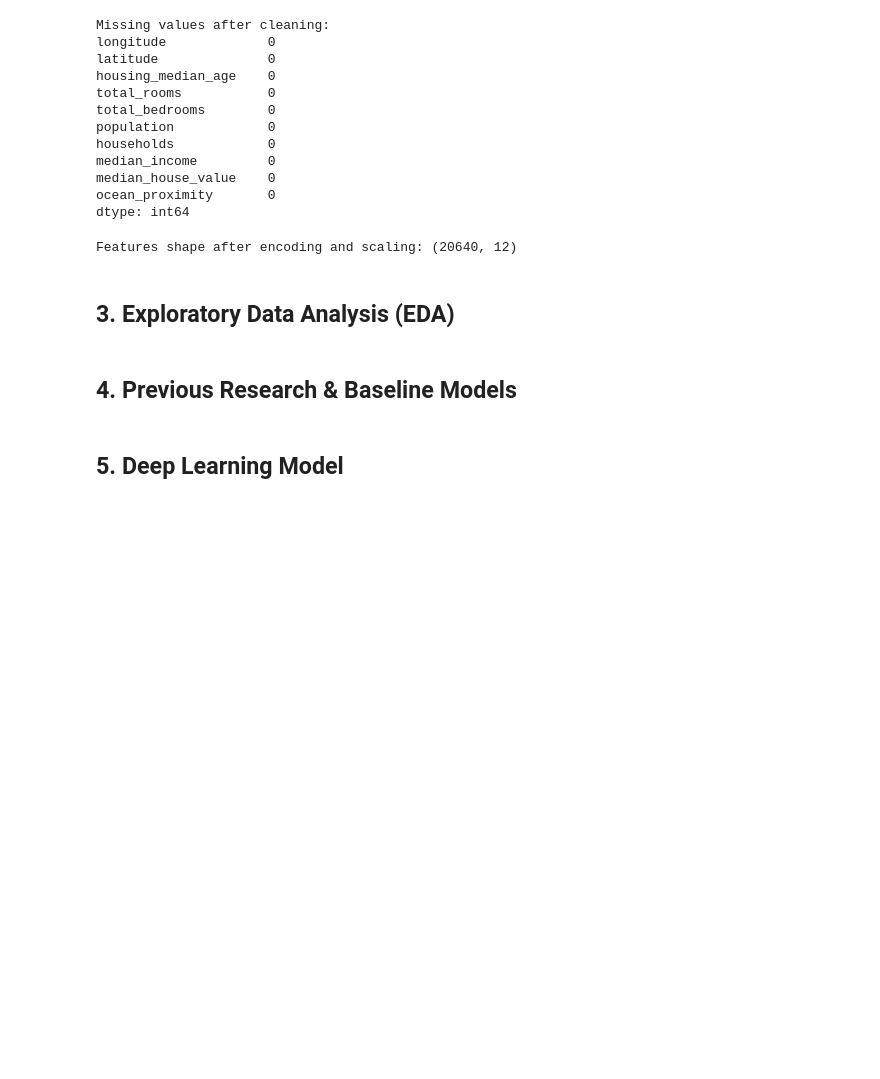
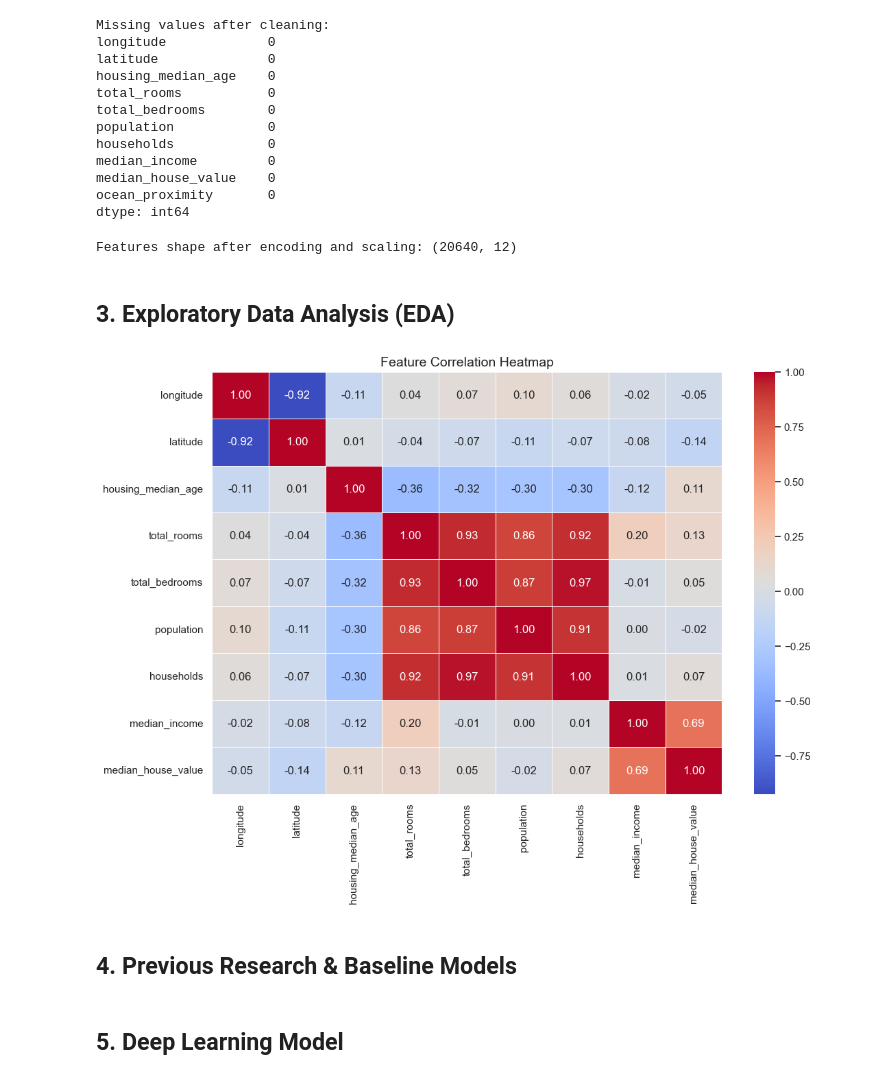
Before and after one commit to AlexGekov/Real-Estate-Price-Prediction-DNN, a Jupyter notebook: real_estate_price_prediction.ipynb, the cells around one changed output. Saved outputs shown, nothing was run; the diff lists cells and outputs as text; code cells hidden in the pictures; blank space fills up the shorter version.

Commit message:
feat: add exploratory data analysis (EDA) visualizations

```diff
--- a/real_estate_price_prediction.ipynb
+++ b/real_estate_price_prediction.ipynb
@@ -102,6 +102,18 @@ print(f"Features shape after encoding and scaling: {X_scaled.shape}")
 Features shape after encoding and scaling: (20640, 12)
 # %% [markdown]
 ## 3. Exploratory Data Analysis (EDA)
+# %%
+def plot_correlation_heatmap(df):
+    """Plots a correlation heatmap for the numerical columns."""
+    plt.figure(figsize=(12, 8))
+    correlation_matrix = df.corr(numeric_only=True)
+    sns.heatmap(correlation_matrix, annot=True, cmap='coolwarm', fmt=".2f", linewidths=0.5)
+    plt.title("Feature Correlation Heatmap", fontsize=14)
+    plt.show()
+
+plot_correlation_heatmap(housing_df)
+# %% [output]
+[figure, added]
 # %% [markdown]
 ## 4. Previous Research & Baseline Models
 # %% [markdown]
```
